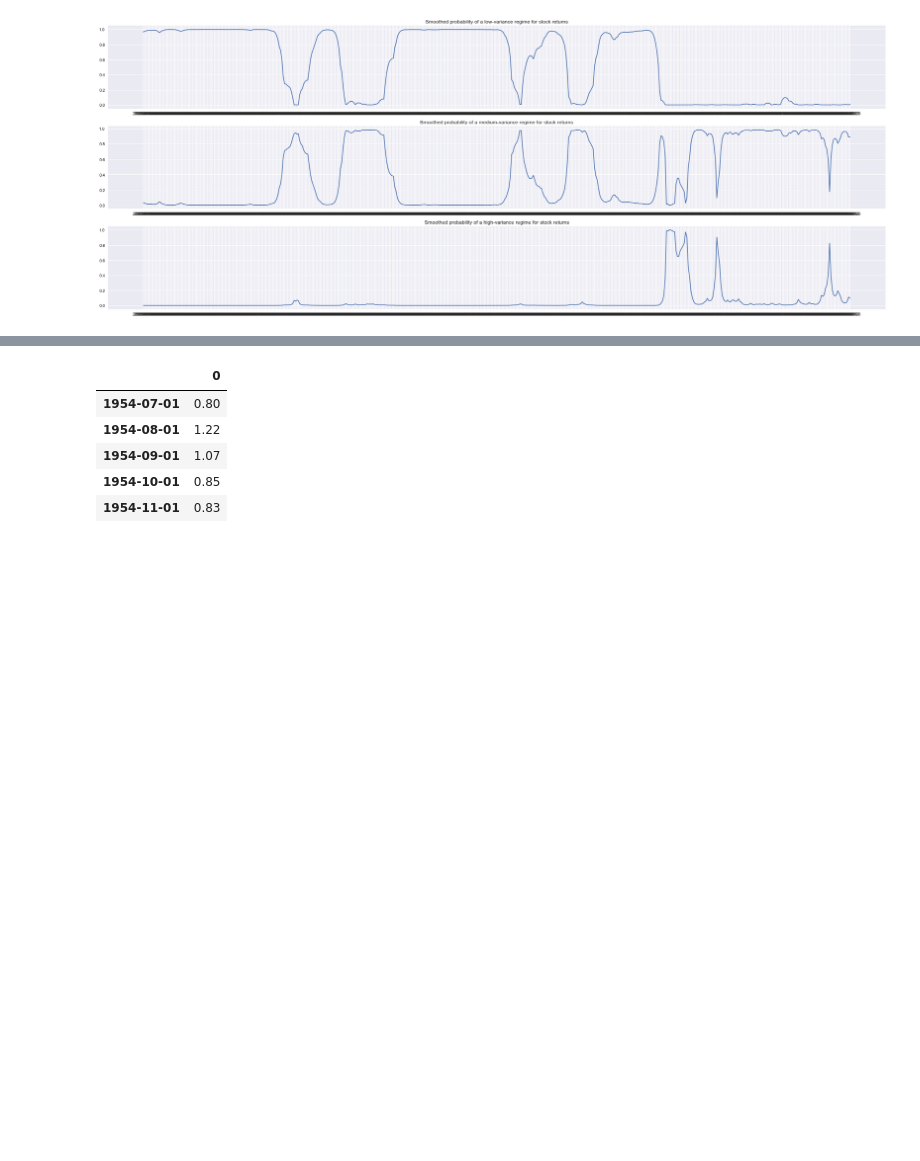
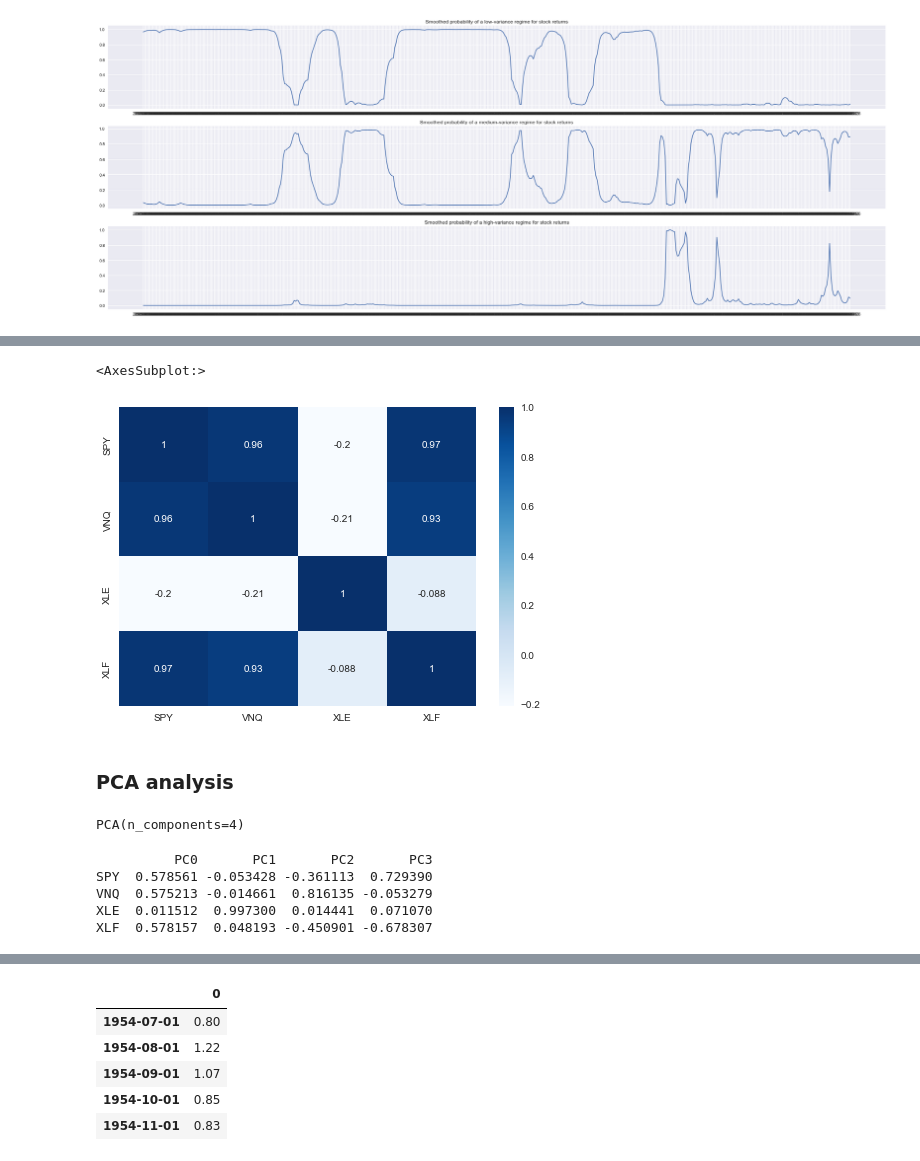
Before and after one commit to krishxx/wqumscfin, a Jupyter notebook: src/MScFE_Capstone.ipynb, the cells around one changed output, grey strips where cells are left out. Cells and saved outputs as stored; diff of their text form; code cells hidden in the pictures; blank space fills up the shorter version.

```diff
--- a/src/MScFE_Capstone.ipynb
+++ b/src/MScFE_Capstone.ipynb
@@ -413,0 +433,3 @@ some extra code which may be useful for experiments are kept here, Not to use in
+# %%
+corr = combined_prices_df.corr(method="spearman")
+corr
@@ -413,0 +442,28 @@ some extra code which may be useful for experiments are kept here, Not to use in
+# %%
+sb.heatmap(corr, cmap="Blues", annot=True)
+# %% [output]
+<AxesSubplot:>
+[figure, added]
+# %% [markdown]
+### PCA analysis
+# %%
+from sklearn.decomposition import PCA
+pca = PCA(n_components=4)
+# You must normalize the data before applying the fit method
+df_normalized=(combined_prices_df - combined_prices_df.mean()) / combined_prices_df.std()
+pca = PCA(n_components=combined_prices_df.shape[1])
+pca.fit(df_normalized)
+# %% [output]
+PCA(n_components=4)
+# %%
+# Reformat and view results
+loadings = pd.DataFrame(pca.components_.T,
+columns=['PC%s' % _ for _ in range(len(df_normalized.columns))],
+index=combined_prices_df.columns)
+print(loadings)
+# %% [output]
+          PC0       PC1       PC2       PC3
+SPY  0.578561 -0.053428 -0.361113  0.729390
+VNQ  0.575213 -0.014661  0.816135 -0.053279
+XLE  0.011512  0.997300  0.014441  0.071070
+XLF  0.578157  0.048193 -0.450901 -0.678307
```
Also changed, not shown: parts of 54 cells of this notebook.
